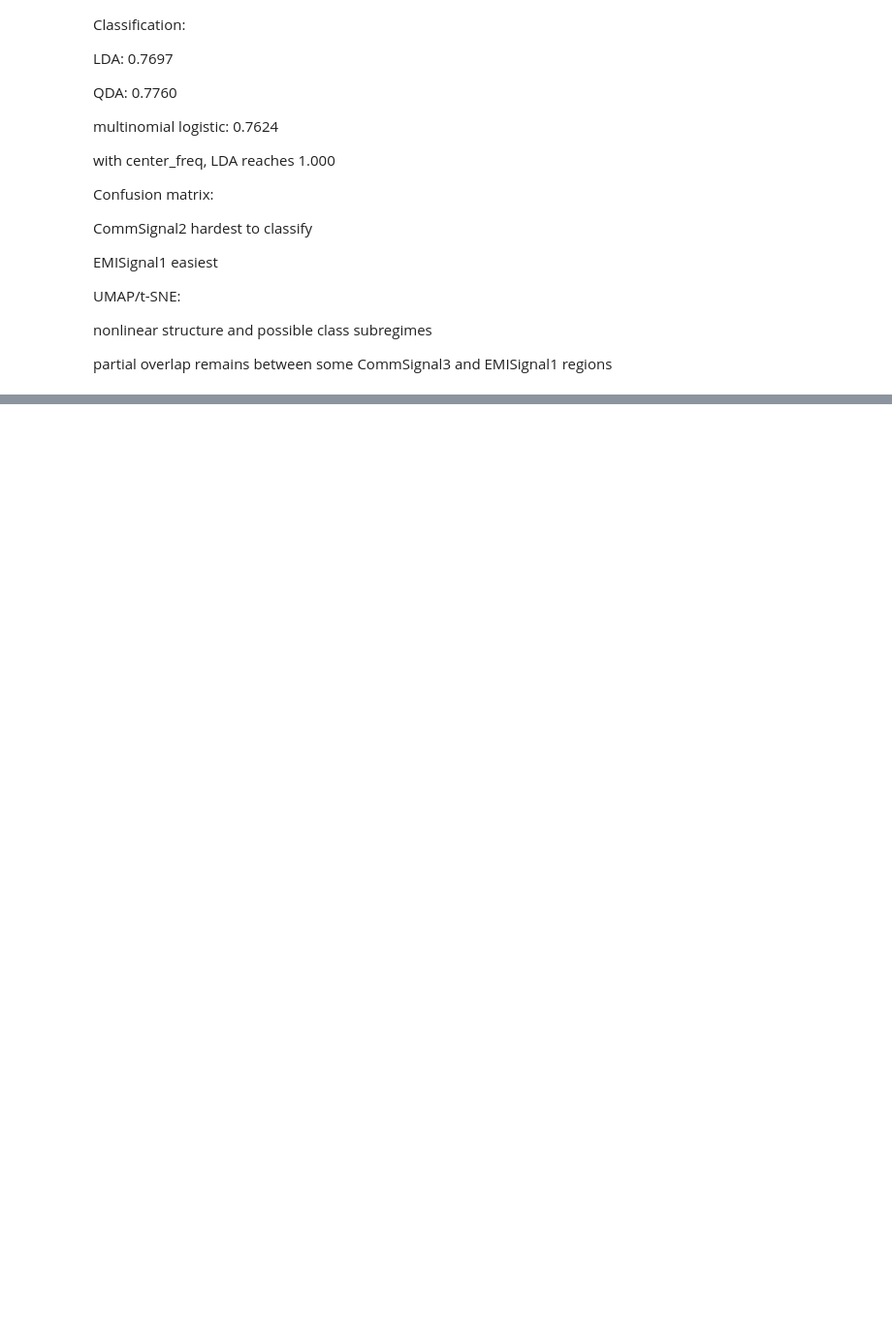
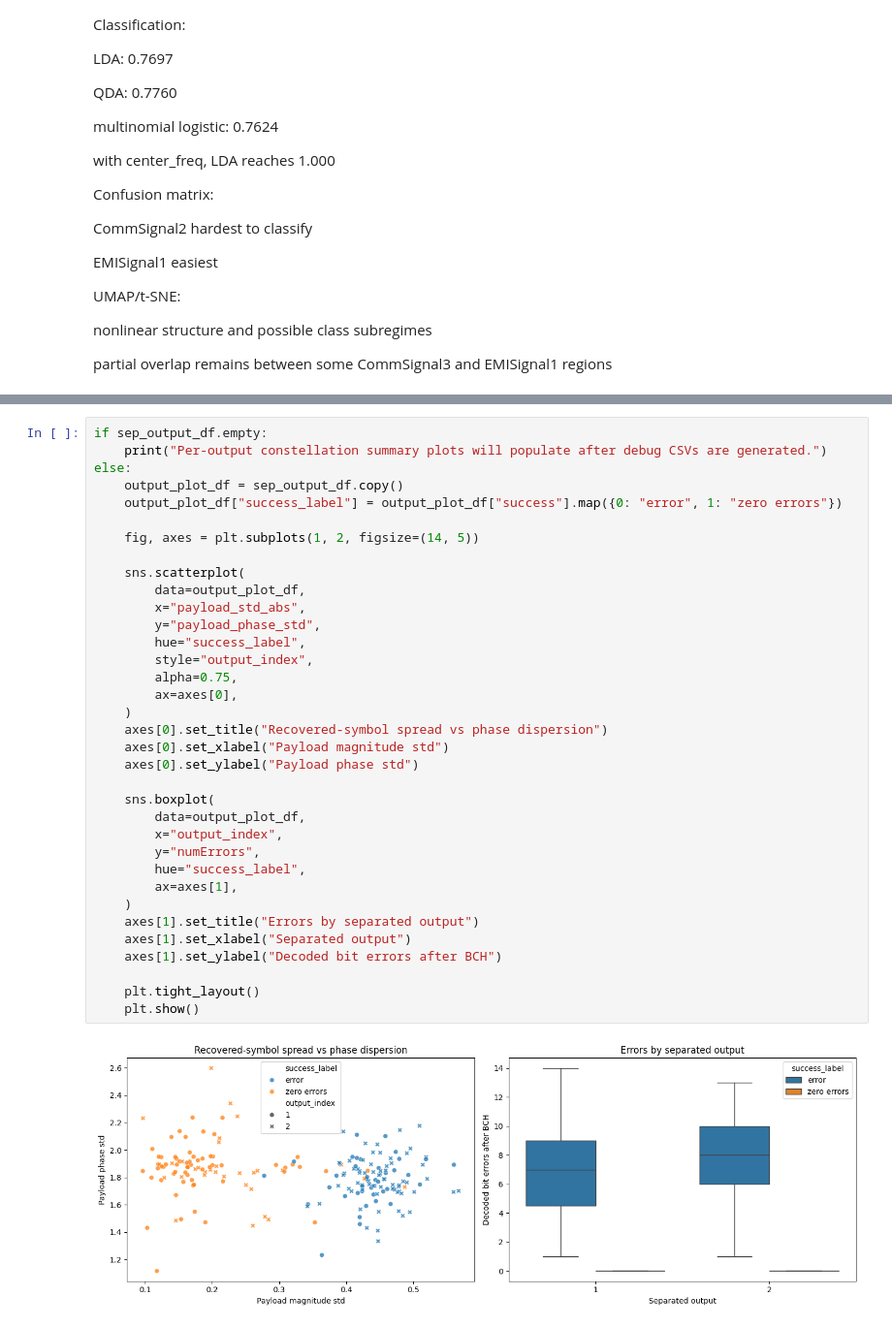
Before and after one commit to JaredMiller9922/DL-AIR, a Jupyter notebook: mit_challenge/DataAnalysis.ipynb, the cells around one changed output, grey strips where cells are left out. Shown at 97% size. Saved outputs shown, nothing was run; the diff lists cells and outputs as text; blank space fills up the shorter version.

```diff
--- a/mit_challenge/DataAnalysis.ipynb
+++ b/mit_challenge/DataAnalysis.ipynb
@@ -781,0 +944,37 @@ partial overlap remains between some CommSignal3 and EMISignal1 regions
+# %%
+if sep_output_df.empty:
+    print("Per-output constellation summary plots will populate after debug CSVs are generated.")
+else:
+    output_plot_df = sep_output_df.copy()
+    output_plot_df["success_label"] = output_plot_df["success"].map({0: "error", 1: "zero errors"})
+
+    fig, axes = plt.subplots(1, 2, figsize=(14, 5))
+
+    sns.scatterplot(
+        data=output_plot_df,
+        x="payload_std_abs",
+        y="payload_phase_std",
+        hue="success_label",
+        style="output_index",
+        alpha=0.75,
+        ax=axes[0],
+    )
+    axes[0].set_title("Recovered-symbol spread vs phase dispersion")
+    axes[0].set_xlabel("Payload magnitude std")
+    axes[0].set_ylabel("Payload phase std")
+
+    sns.boxplot(
+        data=output_plot_df,
+        x="output_index",
+        y="numErrors",
+        hue="success_label",
+        ax=axes[1],
+    )
+    axes[1].set_title("Errors by separated output")
+    axes[1].set_xlabel("Separated output")
+    axes[1].set_ylabel("Decoded bit errors after BCH")
+
+    plt.tight_layout()
+    plt.show()
+# %% [output]
+[figure, added]
```
Also changed, not shown: parts of 24 cells of this notebook, 19 other files.
